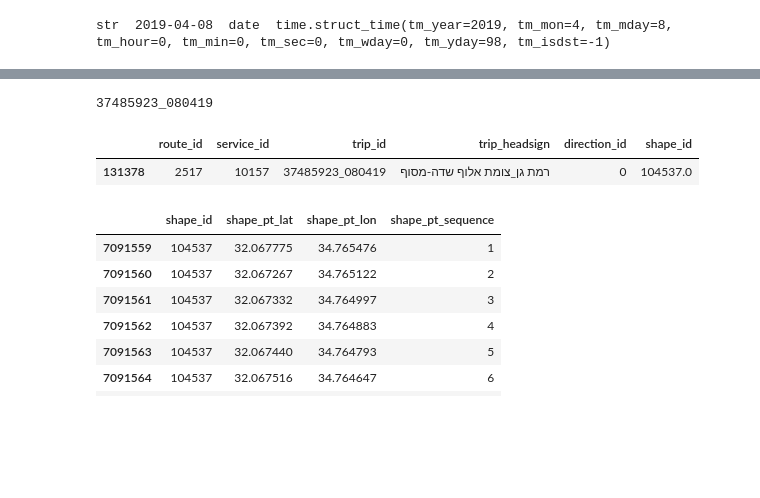
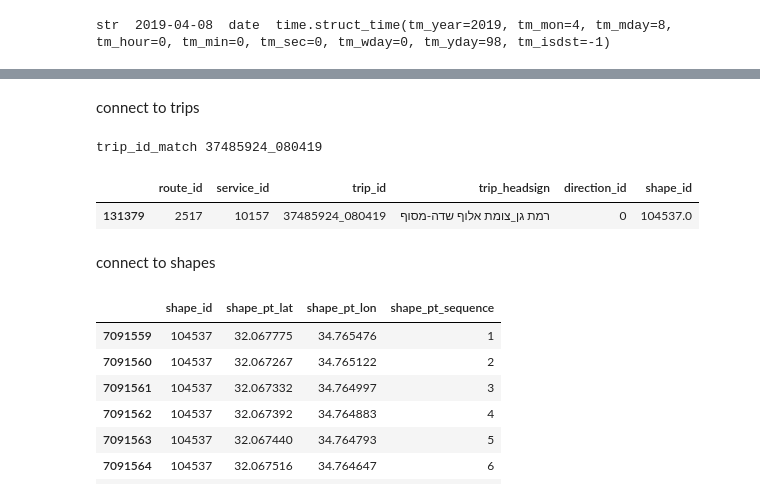
Before and after one commit to hasadna/open-bus, a Jupyter notebook: notebooks/Connect_siri_to_gtfs.ipynb, the cells around one changed output, grey strips where cells are left out. Drawn from its saved outputs; the diff is of its cells as text; code cells hidden in the pictures; blank space fills up the shorter version.

```diff
--- a/notebooks/Connect_siri_to_gtfs.ipynb
+++ b/notebooks/Connect_siri_to_gtfs.ipynb
@@ -14,8 +14,9 @@ pd.options.display.max_colwidth =500
 # %% [markdown]
 # Get the data
 # %%
+# get the Data freom the data file: contains GTFS and SIRI data from date 07.04.19 and 08.04.19
 # Trip ID to date
-TripIdToDate = pd.read_csv('2019-04-07T21-52-53_TripIdToDate/TripIdToDate.txt')
-TripIdToDate = pd.read_csv('2019-04-07T21-52-53_TripIdToDate/TripIdToDate.txt',usecols=np.arange(len(TripIdToDate.columns)))
+TripIdToDate = pd.read_csv('Data/2019-04-07T21-52-53_TripIdToDate/TripIdToDate.txt')
+TripIdToDate = pd.read_csv('Data/2019-04-07T21-52-53_TripIdToDate/TripIdToDate.txt',usecols=np.arange(len(TripIdToDate.columns)))
 # %%
 # israel public transportation
@@ -52,4 +53,4 @@ stop_times = pd.read_csv('2019-04-07T21-50-10_israel-public-transportation/stop_
 # %%
-# siri data
-# siri_df = pd.read_csv('avivs__avivs_b3Blbi1idXM__search6_1555954965_7025/avivs__avivs_b3Blbi1idXM__search6_1555954965_7025.csv')
-siri_df = pd.read_csv('siri_data_63/1557162059_10901.csv')
+# SIRI data
+# siri_df = pd.read_csv('Data/siri_data_25/avivs__avivs_b3Blbi1idXM__search6_1555954965_7025.csv')
+siri_df = pd.read_csv('Data/siri_data_63/1557162059_10901.csv')
@@ -154,7 +145,7 @@ stop_times.head(2)
 # %%
-# look at only the relevent data from siri_df
-# chose a random trip_id_to_date (like 36331473)
-trip_id_to_date_param =  37485923  #37485924 #36331473 # notice that this can be reapeted to diffrent dates!!
+# chose a random trip_id_to_date (like 36331473). Notice that this can be reapeted to diffrent dates!!
+trip_id_to_date_param =  37485924  #37485924 #36331473
+# match the trip to the relevent date
 siri_date = '2019-04-08'
 
 siri_match_trip_id_to_date_bool = (siri_df['trip_id_to_date'] == trip_id_to_date_param)
@@ -235,37 +246,35 @@ routes[(routes["route_desc"]== str(OfficeLineId)+'-'+str(Direction)+'-'+str(Line
 |  | route_id | agency_id | route_short_name | route_long_name | route_desc | route_type | route_color |
 | 818 | 2517 | 5 | 63 | כרמלית-תל אביב יפו<->כביש 4/מחלף ... | 17063-1-0 | 3 | NaN |
+# %% [markdown]
+connect to trips
 # %%
-# connect to trips
-
-trips = pd.read_csv('2019-04-08T21-50-10_israel-public-transportation/trips.txt')
-trips = pd.read_csv('2019-04-08T21-50-10_israel-public-transportation/trips.txt',usecols=np.arange(len(trips.columns)))
+trips = pd.read_csv('Data/2019-04-08T21-50-10_israel-public-transportation/trips.txt')
+trips = pd.read_csv('Data/2019-04-08T21-50-10_israel-public-transportation/trips.txt',usecols=np.arange(len(trips.columns)))
 
 # this file has only the futue - which means from 07/04/19 and onwards
 trips.head(2)
 
 # match the route_id and the trip_id
 # fix the date
 siri_day_str = str(siri_date_t.tm_mday)
 siri_mon_str = str(siri_date_t.tm_mon)
 siri_year_str = str(siri_date_t.tm_year-2000)
 
 if siri_date_t.tm_mday<10:
     siri_day_str = '0' + str(siri_date_t.tm_mday)
 if siri_date_t.tm_mon<10:
     siri_mon_str = '0' + str(siri_date_t.tm_mon)
 
 trip_id_match = str(trip_id_to_date_param)+ "_" + siri_day_str + siri_mon_str + siri_year_str
-print(trip_id_match)
+print('trip_id_match '+str(trip_id_match))
+
+# find the matching trip according to trip_id_match and route_id
 trips_rel = trips[(trips["route_id"]==LineDetailRecordId) & (trips["trip_id"]==trip_id_match)]
 trips_rel
-
-# trips_rel = trips[(trips["route_id"]==LineDetailRecordId)]
-# trips_rel
-
-
-# problam: trip_id_match = 37485923_080419
 # %% [output]
-37485923_080419
+trip_id_match 37485924_080419
 |  | route_id | service_id | trip_id | trip_headsign | direction_id | shape_id |
-| 131378 | 2517 | 10157 | 37485923_080419 | רמת גן_צומת אלוף שדה-מסוף | 0 | 104537.0 |
+| 131379 | 2517 | 10157 | 37485924_080419 | רמת גן_צומת אלוף שדה-מסוף | 0 | 104537.0 |
+# %% [markdown]
+connect to shapes
 # %%
```
Also changed, not shown: parts of 27 cells of this notebook.
